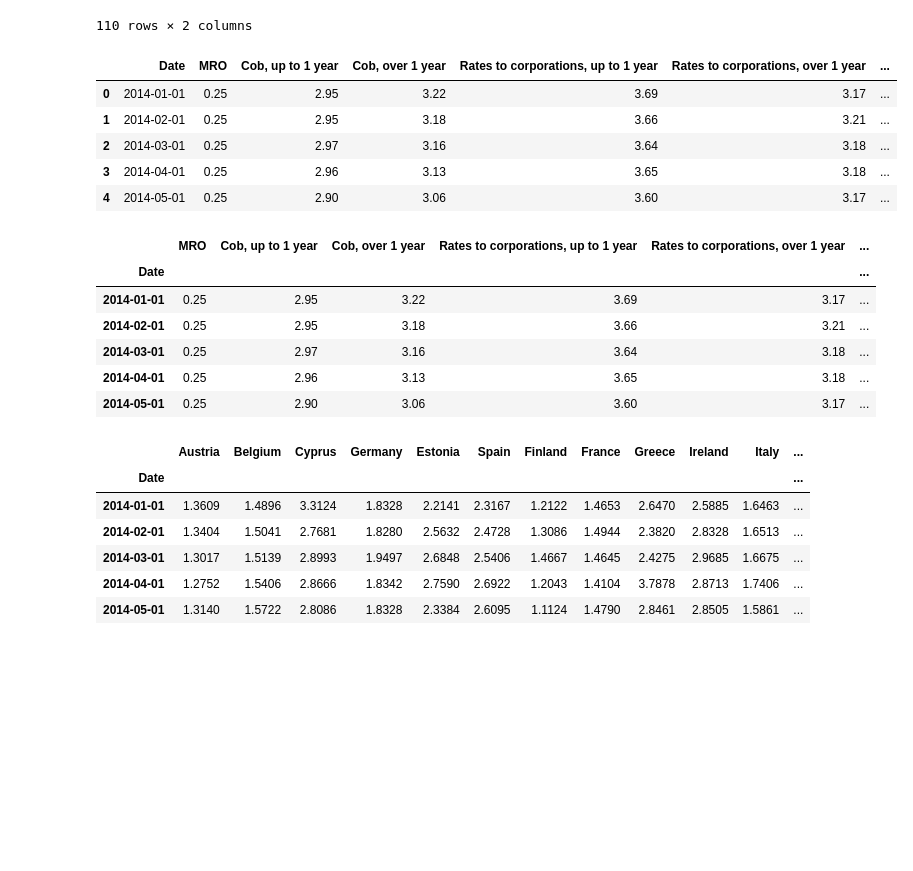
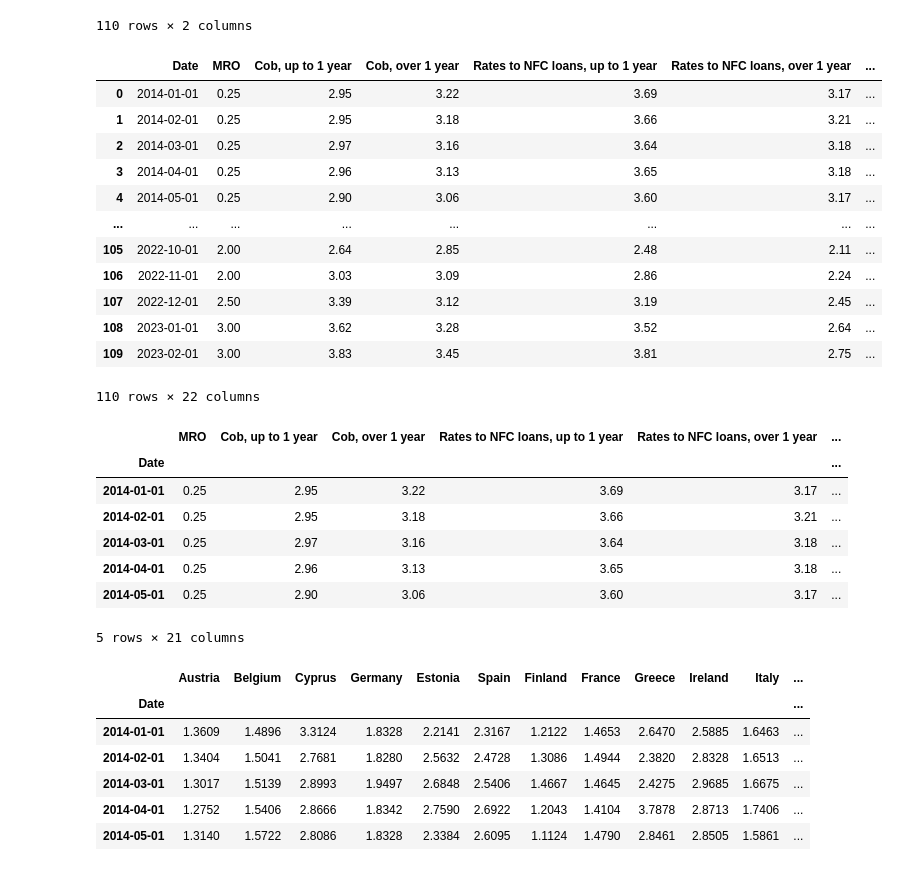
Before and after one commit to tommasograndi/Banking_research_2, a Jupyter notebook: script.ipynb, the cells around one changed output. Cells and saved outputs as stored; diff of their text form; code cells hidden in the pictures; blank space fills up the shorter version.

```diff
--- a/script.ipynb
+++ b/script.ipynb
@@ -62,33 +62,45 @@ df_cob = pd.read_excel('datasets/cob_movingaverage.xls', sheet_name='Sheet1')
 df_cob = df_cob.iloc[::-1,].reset_index(drop=True)
 # df_cob
 # %%
-df_volumes = pd.read_excel('datasets/business_volumes.xls', sheet_name= 'Sheet1')
-df_volumes = df_volumes.iloc[::-1,].reset_index(drop=True)
-# df_volumes
+df_loans = pd.read_excel('datasets/Volumes_loans.xls', sheet_name= 'Sheet1')
+df_loans = df_loans.iloc[::-1,].reset_index(drop=True)
+# df of volumes for loans
+# %%
+df_deposits = pd.read_excel('datasets/Volumes_deposits.xls', sheet_name= 'Sheet1')
+df_deposits = df_deposits.iloc[::-1,].reset_index(drop=True)
+#df of volumes for deposits
 # %%
-data = pd.concat([df, df_cob.iloc[:, 1:], df_rates.iloc[:, 1:], df_volumes.iloc[:, 1:]], axis=1)
-data.head()
+data = pd.concat([df, df_cob.iloc[:, 1:], df_rates.iloc[:, 1:], df_loans.iloc[:, 1:], df_deposits.iloc[:, 1:]], axis=1)
+display(data)
 # data for volumes in million of euros
 # MRO, Cob, and rates are all in percentages
 # %% [output]
-|  | Date | MRO | Cob, up to 1 year | Cob, over 1 year | Rates to corporations, up to 1 year | Rates to corporations, over 1 year | ... |
+|  | Date | MRO | Cob, up to 1 year | Cob, over 1 year | Rates to NFC loans, up to 1 year | Rates to NFC loans, over 1 year | ... |
 | 0 | 2014-01-01 | 0.25 | 2.95 | 3.22 | 3.69 | 3.17 | ... |
 | 1 | 2014-02-01 | 0.25 | 2.95 | 3.18 | 3.66 | 3.21 | ... |
 | 2 | 2014-03-01 | 0.25 | 2.97 | 3.16 | 3.64 | 3.18 | ... |
 | 3 | 2014-04-01 | 0.25 | 2.96 | 3.13 | 3.65 | 3.18 | ... |
 | 4 | 2014-05-01 | 0.25 | 2.90 | 3.06 | 3.60 | 3.17 | ... |
+| ... | ... | ... | ... | ... | ... | ... | ... |
+| 105 | 2022-10-01 | 2.00 | 2.64 | 2.85 | 2.48 | 2.11 | ... |
+| 106 | 2022-11-01 | 2.00 | 3.03 | 3.09 | 2.86 | 2.24 | ... |
+| 107 | 2022-12-01 | 2.50 | 3.39 | 3.12 | 3.19 | 2.45 | ... |
+| 108 | 2023-01-01 | 3.00 | 3.62 | 3.28 | 3.52 | 2.64 | ... |
+| 109 | 2023-02-01 | 3.00 | 3.83 | 3.45 | 3.81 | 2.75 | ... |
+110 rows × 22 columns
 # %%
 data['Date'] = data['Date'].apply(pd.to_datetime)
 data.set_index('Date',inplace=True)
 data.head()
 # %% [output]
-|  | MRO | Cob, up to 1 year | Cob, over 1 year | Rates to corporations, up to 1 year | Rates to corporations, over 1 year | ... |
+|  | MRO | Cob, up to 1 year | Cob, over 1 year | Rates to NFC loans, up to 1 year | Rates to NFC loans, over 1 year | ... |
 | Date |  |  |  |  |  | ... |
 | 2014-01-01 | 0.25 | 2.95 | 3.22 | 3.69 | 3.17 | ... |
 | 2014-02-01 | 0.25 | 2.95 | 3.18 | 3.66 | 3.21 | ... |
 | 2014-03-01 | 0.25 | 2.97 | 3.16 | 3.64 | 3.18 | ... |
 | 2014-04-01 | 0.25 | 2.96 | 3.13 | 3.65 | 3.18 | ... |
 | 2014-05-01 | 0.25 | 2.90 | 3.06 | 3.60 | 3.17 | ... |
+5 rows × 21 columns
 # %%
 margins = pd.read_excel('datasets/banks_lending_margins.xls', sheet_name='Sheet1')
 margins = margins.iloc[::-1,].reset_index(drop=True)
```
Also changed, not shown: parts of 6 cells of this notebook.
